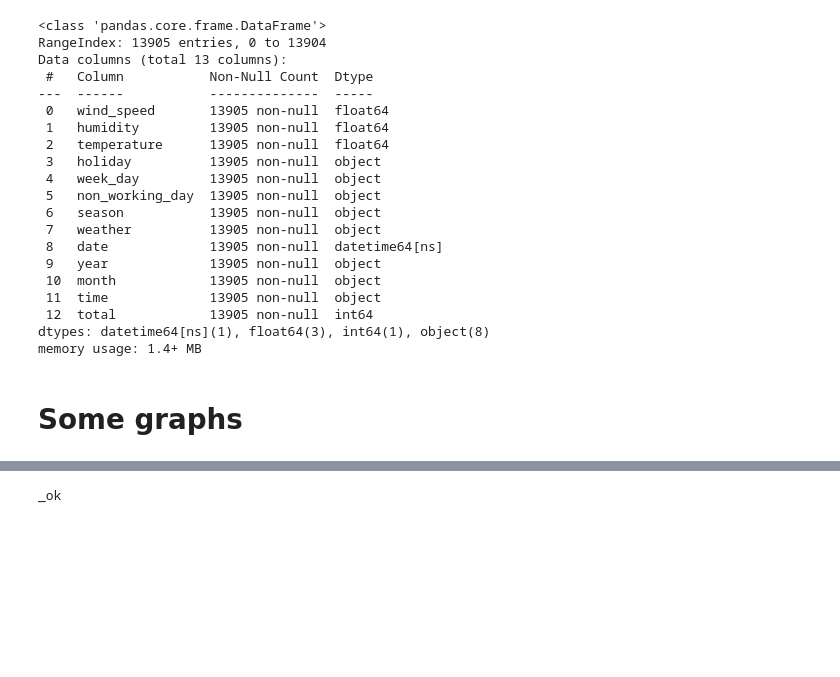
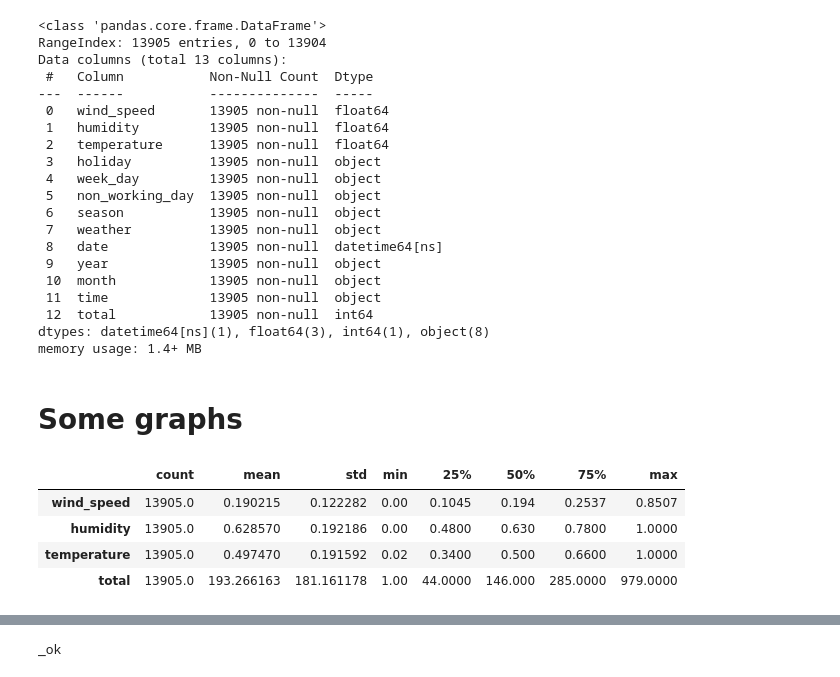
Before and after one commit to oecorrechag/Project-Italian, a Jupyter notebook: notebooks/2.0.0_descriptive.ipynb, the cells around one changed output, grey strips where cells are left out. Cells and saved outputs as stored; diff of their text form; code cells hidden in the pictures; blank space fills up the shorter version.

```diff
--- a/notebooks/2.0.0_descriptive.ipynb
+++ b/notebooks/2.0.0_descriptive.ipynb
@@ -54,3 +59,11 @@ dtypes: datetime64[ns](1), float64(3), int64(1), object(8)
 memory usage: 1.4+ MB
 # %% [markdown]
 # Some graphs
+# %%
+df.describe().T
+# %% [output]
+|  | count | mean | std | min | 25% | 50% | 75% | max |
+| wind_speed | 13905.0 | 0.190215 | 0.122282 | 0.00 | 0.1045 | 0.194 | 0.2537 | 0.8507 |
+| humidity | 13905.0 | 0.628570 | 0.192186 | 0.00 | 0.4800 | 0.630 | 0.7800 | 1.0000 |
+| temperature | 13905.0 | 0.497470 | 0.191592 | 0.02 | 0.3400 | 0.500 | 0.6600 | 1.0000 |
+| total | 13905.0 | 193.266163 | 181.161178 | 1.00 | 44.0000 | 146.000 | 285.0000 | 979.0000 |
```
Also changed, not shown: parts of 5 cells of this notebook.
